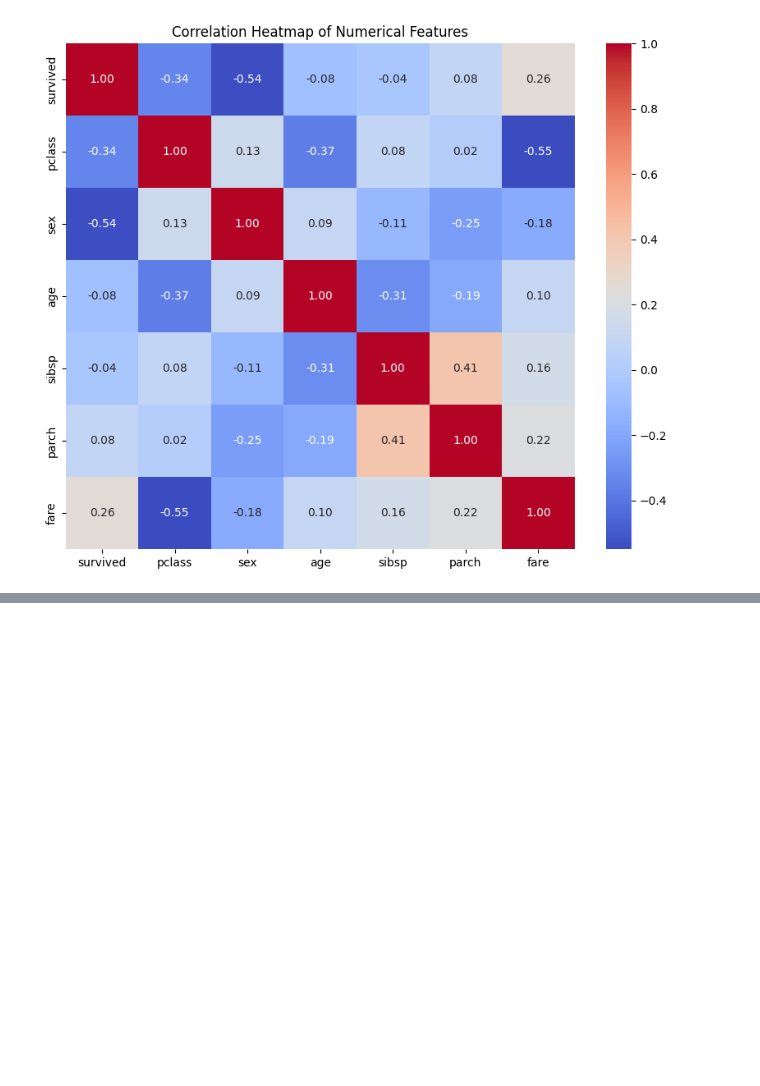
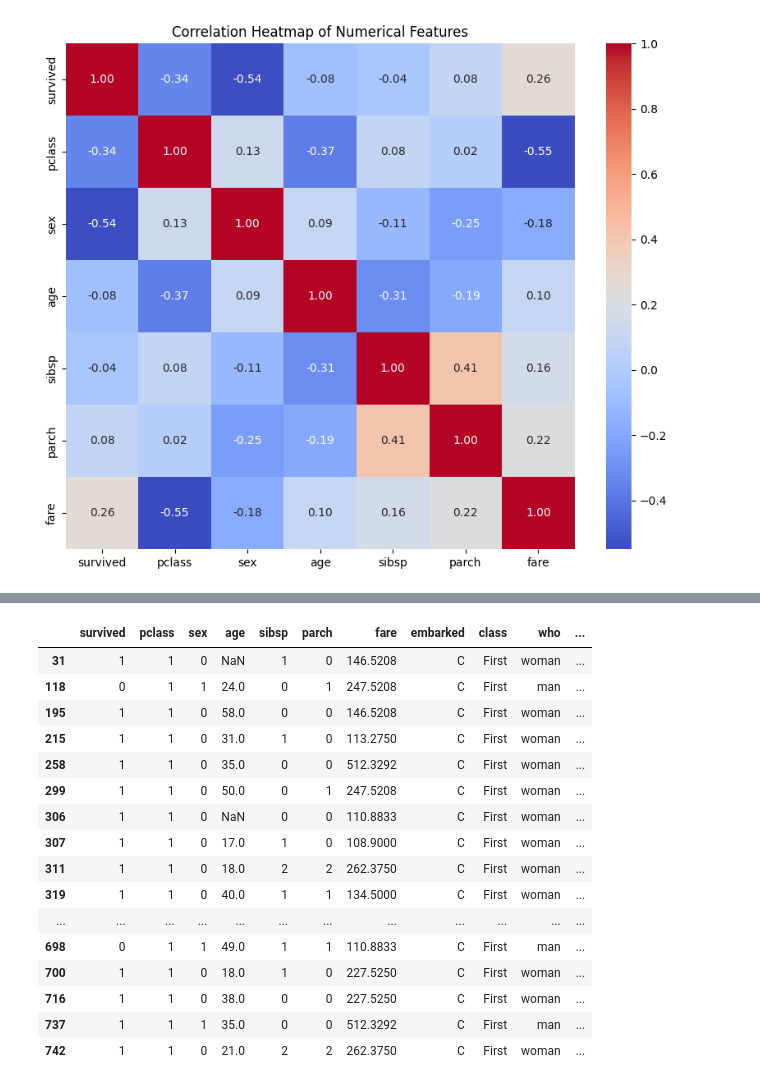
Before and after one commit to eslami200117/Data-Science, a Jupyter notebook: CA2/CA2.ipynb, the cells around one changed output, grey strips where cells are left out. Drawn from its saved outputs; the diff is of its cells as text; code cells hidden in the pictures; blank space fills up the shorter version.

```diff
--- a/CA2/CA2.ipynb
+++ b/CA2/CA2.ipynb
@@ -111,0 +135,22 @@ plt.show()
+# %%
+filter_emb_fare = df[df["fare"] > 100]
+filter_emb_fare = filter_emb_fare[(filter_emb_fare['embark_town'] == 'Cherbourg') | (filter_emb_fare['embarked'] == 'C')]
+filter_emb_fare
+# %% [output]
+|  | survived | pclass | sex | age | sibsp | parch | fare | embarked | class | who | ... |
+| 31 | 1 | 1 | 0 | NaN | 1 | 0 | 146.5208 | C | First | woman | ... |
+| 118 | 0 | 1 | 1 | 24.0 | 0 | 1 | 247.5208 | C | First | man | ... |
+| 195 | 1 | 1 | 0 | 58.0 | 0 | 0 | 146.5208 | C | First | woman | ... |
+| 215 | 1 | 1 | 0 | 31.0 | 1 | 0 | 113.2750 | C | First | woman | ... |
+| 258 | 1 | 1 | 0 | 35.0 | 0 | 0 | 512.3292 | C | First | woman | ... |
+| 299 | 1 | 1 | 0 | 50.0 | 0 | 1 | 247.5208 | C | First | woman | ... |
+| 306 | 1 | 1 | 0 | NaN | 0 | 0 | 110.8833 | C | First | woman | ... |
+| 307 | 1 | 1 | 0 | 17.0 | 1 | 0 | 108.9000 | C | First | woman | ... |
+| 311 | 1 | 1 | 0 | 18.0 | 2 | 2 | 262.3750 | C | First | woman | ... |
+| 319 | 1 | 1 | 0 | 40.0 | 1 | 1 | 134.5000 | C | First | woman | ... |
+| ... | ... | ... | ... | ... | ... | ... | ... | ... | ... | ... | ... |
+| 698 | 0 | 1 | 1 | 49.0 | 1 | 1 | 110.8833 | C | First | man | ... |
+| 700 | 1 | 1 | 0 | 18.0 | 1 | 0 | 227.5250 | C | First | woman | ... |
+| 716 | 1 | 1 | 0 | 38.0 | 0 | 0 | 227.5250 | C | First | woman | ... |
+| 737 | 1 | 1 | 1 | 35.0 | 0 | 0 | 512.3292 | C | First | man | ... |
+| 742 | 1 | 1 | 0 | 21.0 | 2 | 2 | 262.3750 | C | First | woman | ... |
```
Also changed, not shown: parts of 9 cells of this notebook.
